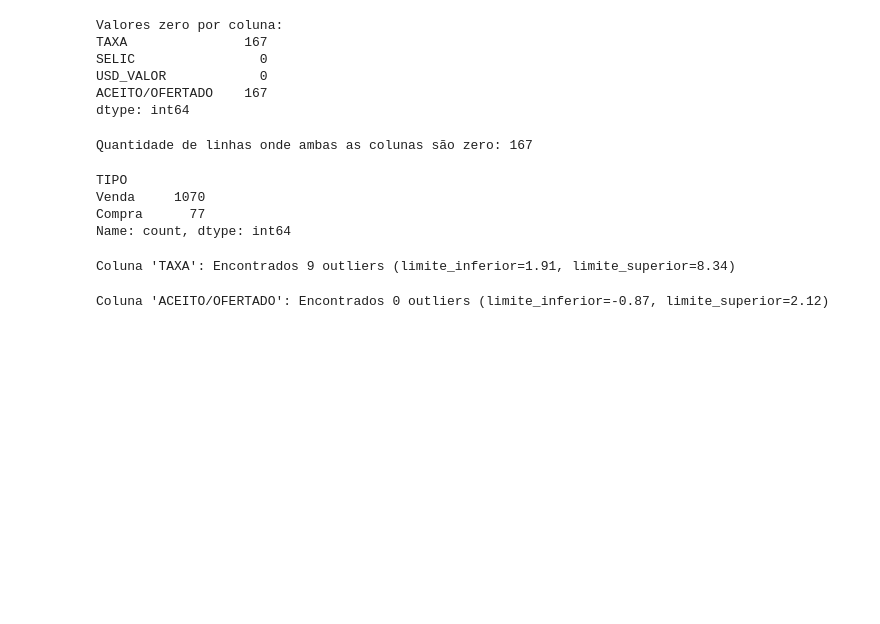
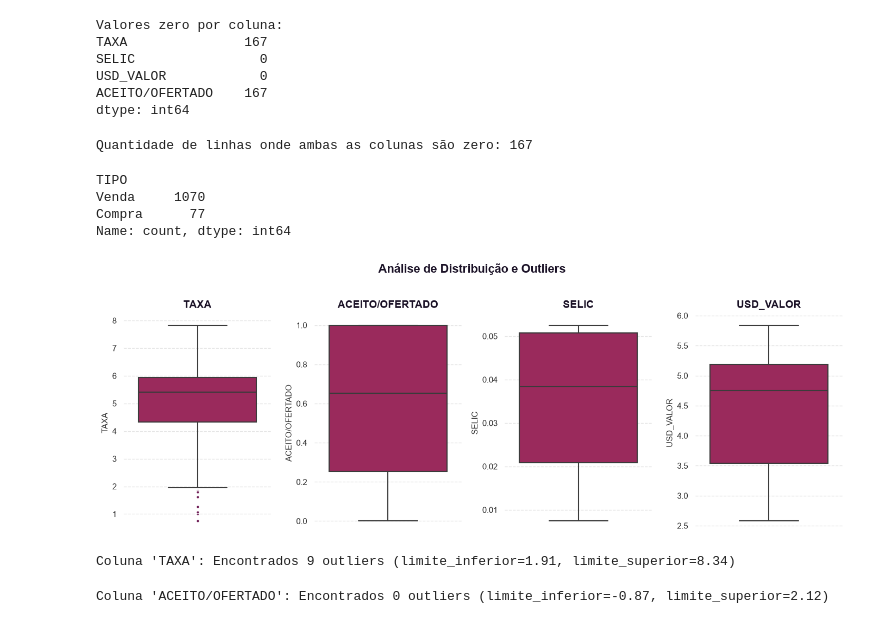
Before and after one commit to FelipeQue/brazilian-treasury-rate-prediction, a Jupyter notebook: notebooks/treasurycaster.ipynb, the cells around one changed output. Saved outputs shown, nothing was run; the diff lists cells and outputs as text; code cells hidden in the pictures; blank space fills up the shorter version.

Commit message:
Implement boxplots

```diff
--- a/notebooks/treasurycaster.ipynb
+++ b/notebooks/treasurycaster.ipynb
@@ -242,6 +248,19 @@ df_clean = df_clean[df_clean['TIPO'] == 'Venda']
 # %%
 # Converte a coluna 'VENCIMENTO' para o tipo datetime, caso ainda não esteja nesse formato:
 df_clean['VENCIMENTO'] = pd.to_datetime(df_clean['VENCIMENTO'], format='%d/%m/%Y')
+# %%
+# Plota boxplot para as colunas de interesse, para análise de distribuição e identificação de outliers.
+
+colunas_analise = ['TAXA', 'ACEITO/OFERTADO', 'SELIC', 'USD_VALOR']
+
+plot_boxplots(
+    df=df_clean,
+    cols=colunas_analise,
+    title="Análise de Distribuição e Outliers",
+    filename="boxplots_distribuicao_features.png"
+)
+# %% [output]
+[figure, added]
 # %%
 # Identifica e limita outliers na coluna 'TAXA' usando o método do IQR (Interquartile Range):
 
```
Also changed, not shown: parts of 2 cells of this notebook, 1 other file.
